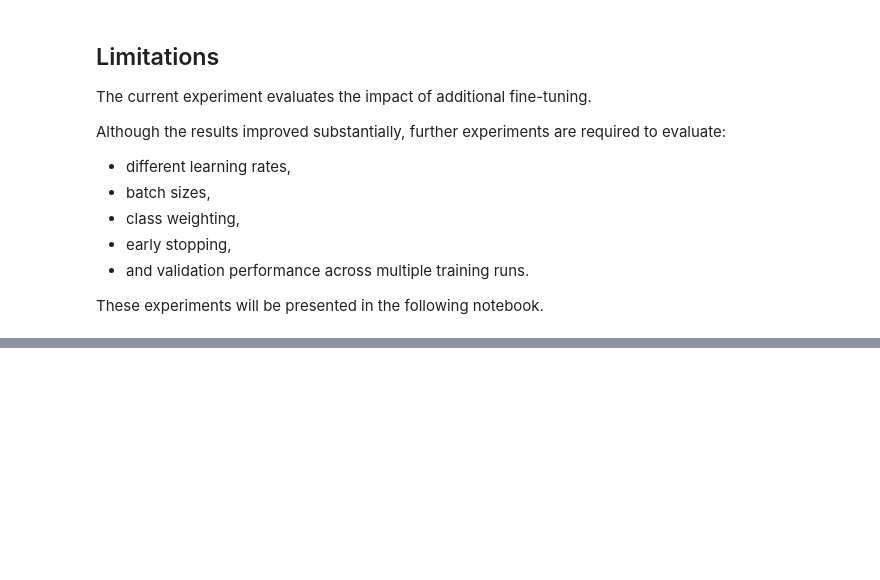
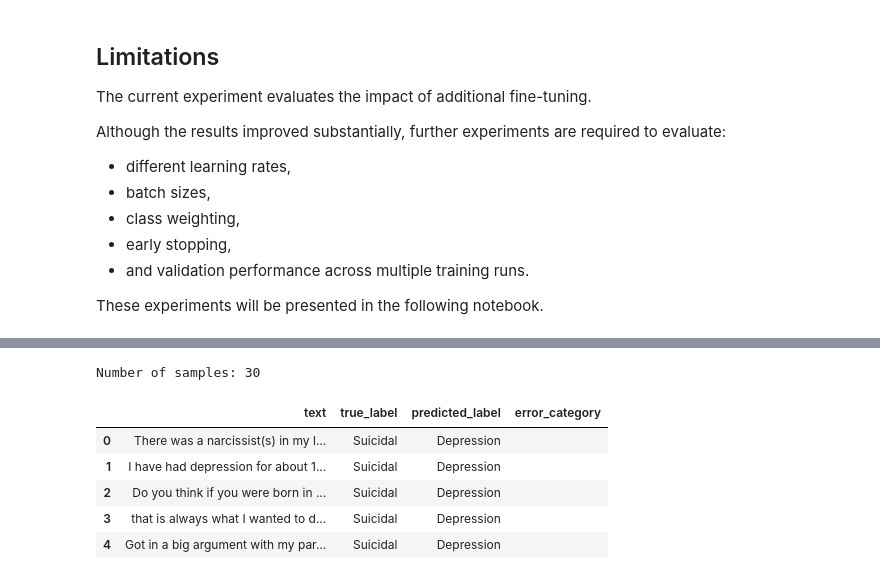
Before and after one commit to idrisguclu/mental-health-bert-classification, a Jupyter notebook: notebooks/06_model_improvement_and_experiments.ipynb, the cells around one changed output, grey strips where cells are left out. Cells and saved outputs as stored; diff of their text form; code cells hidden in the pictures; blank space fills up the shorter version.

```diff
--- a/notebooks/06_model_improvement_and_experiments.ipynb
+++ b/notebooks/06_model_improvement_and_experiments.ipynb
@@ -449,0 +1022,9 @@ These experiments will be presented in the following notebook.
+# %%
+# Suicidal → Depression examples
+
+print("TRUE: Suicidal | PREDICTED: Depression\n")
+
+for idx in suicidal_as_depression[:5]:
+    print("-" * 80)
+    print(test_df.iloc[idx]["text"])
+    print()
@@ -449,0 +1048,9 @@ These experiments will be presented in the following notebook.
+# %%
+# Depression → Suicidal examples
+
+print("TRUE: Depression | PREDICTED: Suicidal\n")
+
+for idx in depression_as_suicidal[:5]:
+    print("-" * 80)
+    print(test_df.iloc[idx]["text"])
+    print()
@@ -449,0 +1094,43 @@ These experiments will be presented in the following notebook.
+# %%
+import pandas as pd
+import numpy as np
+
+# First 15 examples from each major error type
+sd_idx = suicidal_as_depression[:15]
+ds_idx = depression_as_suicidal[:15]
+
+error_rows = []
+
+for idx in sd_idx:
+    error_rows.append(
+        {
+            "text": test_df.iloc[idx]["text"],
+            "true_label": "Suicidal",
+            "predicted_label": "Depression",
+            "error_category": "",
+        }
+    )
+
+for idx in ds_idx:
+    error_rows.append(
+        {
+            "text": test_df.iloc[idx]["text"],
+            "true_label": "Depression",
+            "predicted_label": "Suicidal",
+            "error_category": "",
+        }
+    )
+
+error_analysis_df = pd.DataFrame(error_rows)
+
+print("Number of samples:", len(error_analysis_df))
+
+error_analysis_df.head()
+# %% [output]
+Number of samples: 30
+|  | text | true_label | predicted_label | error_category |
+| 0 | There was a narcissist(s) in my l... | Suicidal | Depression |  |
+| 1 | I have had depression for about 1... | Suicidal | Depression |  |
+| 2 | Do you think if you were born in ... | Suicidal | Depression |  |
+| 3 | that is always what I wanted to d... | Suicidal | Depression |  |
+| 4 | Got in a big argument with my par... | Suicidal | Depression |  |
```
Also changed, not shown: parts of 45 cells of this notebook.
